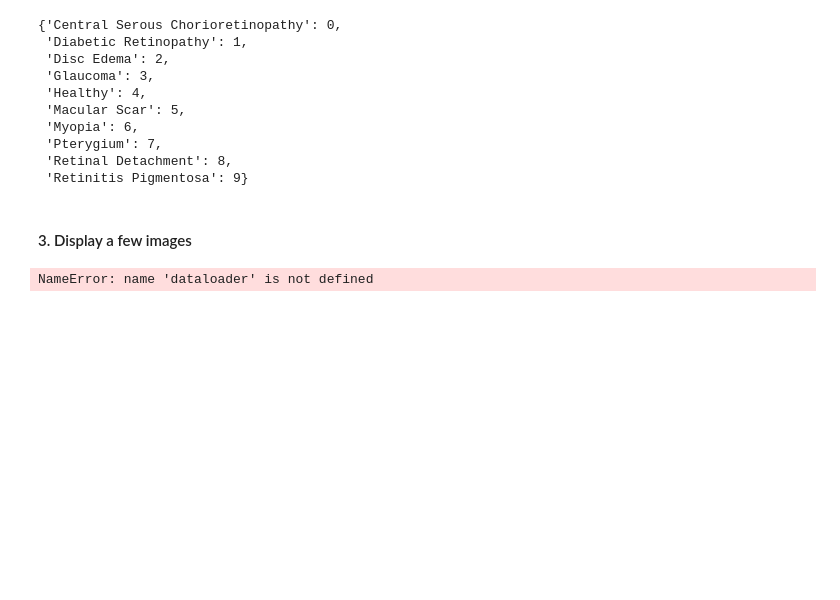
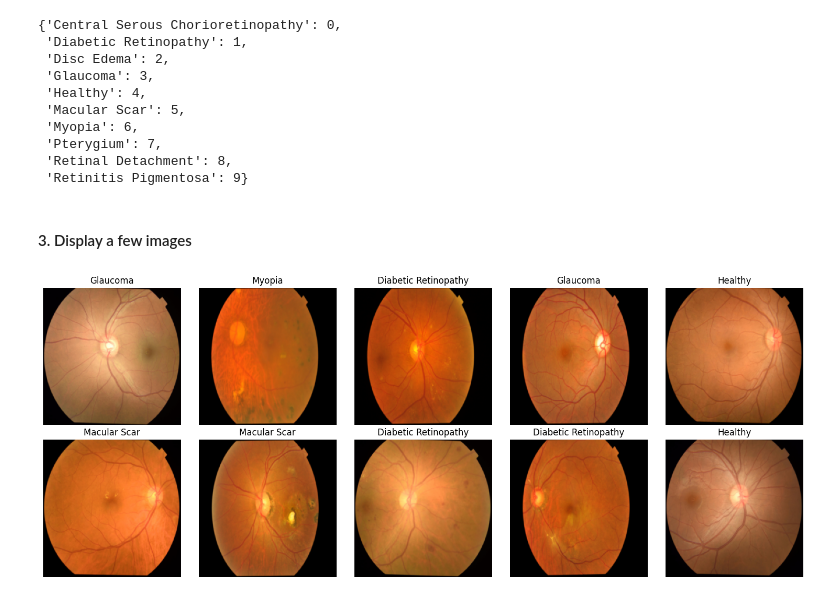
Before and after one commit to AgazW/RetinaDxAI, a Jupyter notebook: notebooks/preprocess_data.ipynb, the cells around one changed output. Cells and saved outputs as stored; diff of their text form; code cells hidden in the pictures; blank space fills up the shorter version.

Commit message:
moved function to visualizations

```diff
--- a/notebooks/preprocess_data.ipynb
+++ b/notebooks/preprocess_data.ipynb
@@ -73,30 +75,10 @@ class_to_idx
 # %% [markdown]
 #### 3. Display a few images
 # %%
-import matplotlib.pyplot as plt
-import numpy as np
+from visualization import visualize_images
 
-# Get a batch from the dataloader
+# Example usage in notebook:
 images, targets = next(iter(dataloader))
-
-# Function to unnormalize and show images
-def imshow(img, mean=[0.485, 0.456, 0.406],
-           std=[0.229, 0.224, 0.225]):
-    img = img.numpy().transpose((1, 2, 0))
-    img = std * img + mean  # unnormalize
-    img = np.clip(img, 0, 1)
-    plt.imshow(img)
-    plt.axis('off')
-
-# Show first 10 images in two rows of 5
-num_images = 10
-rows, cols = 2, 5
-plt.figure(figsize=(15, 6))
-for i in range(num_images):
-    plt.subplot(rows, cols, i+1)
-    imshow(images[i])
-    plt.title(classes[targets[i]])
-plt.tight_layout()
-plt.show()
+show_image_batch(images, targets, classes, num_images=10, rows=2, cols=5)
 # %% [output]
-NameError: name 'dataloader' is not defined
+[figure, added]
```
Also changed, not shown: parts of 1 cell of this notebook.
